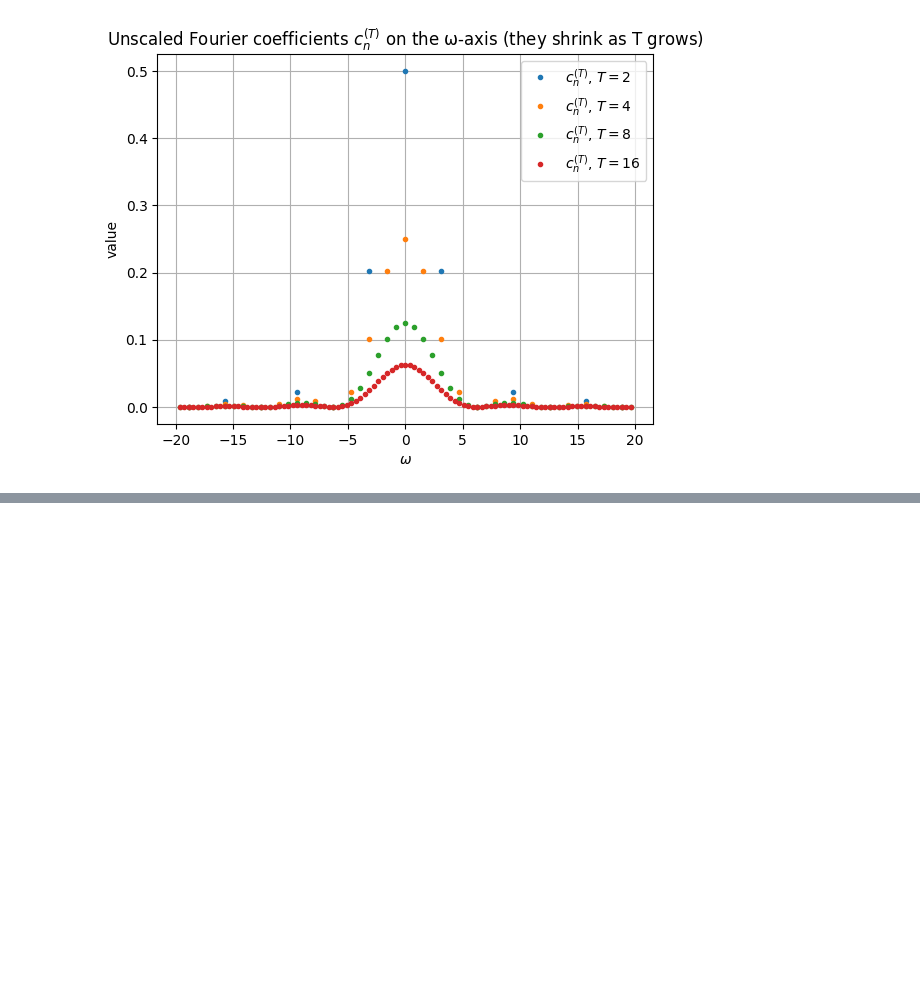
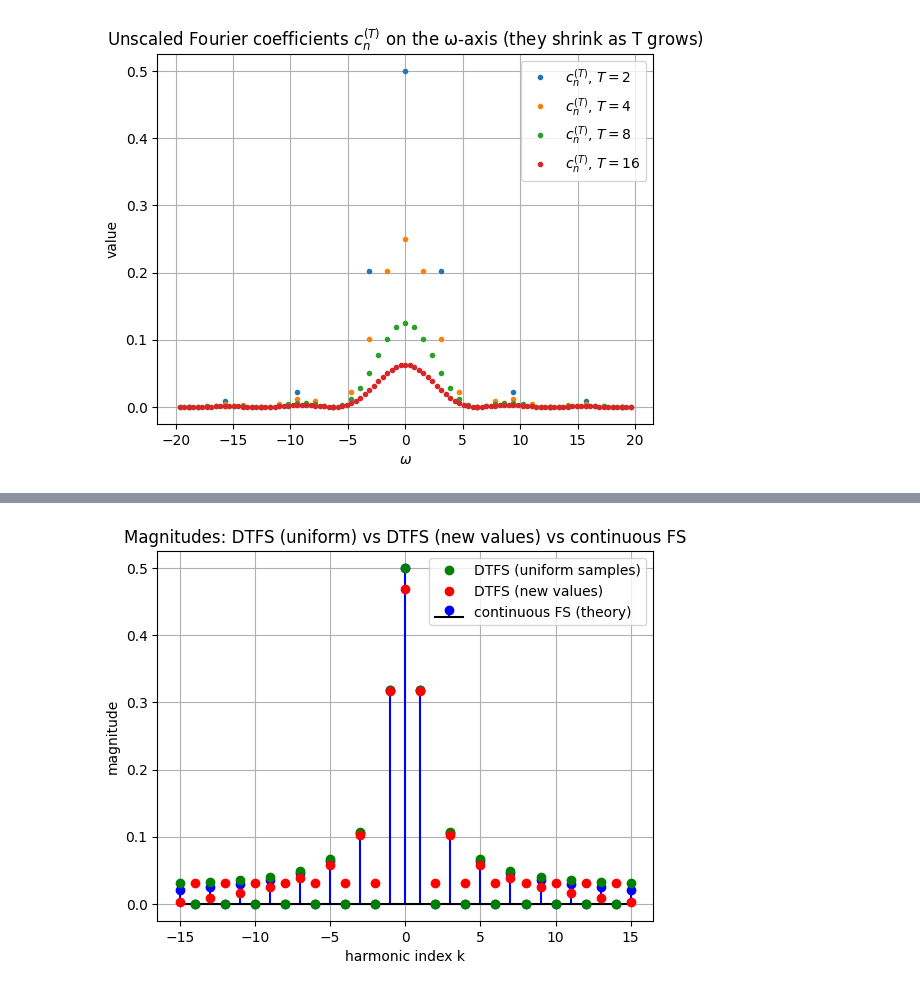
Before and after one commit to mouak-ayoub/applied-machine-learning-and-vision, a Jupyter notebook: computer-vision/fourier.ipynb, the cells around one changed output, grey strips where cells are left out. Cells and saved outputs as stored; diff of their text form; code cells hidden in the pictures; blank space fills up the shorter version.

```diff
--- a/computer-vision/fourier.ipynb
+++ b/computer-vision/fourier.ipynb
@@ -381,0 +574,79 @@ plt.show()
+# %%
+import numpy as np
+import matplotlib.pyplot as plt
+
+# -----------------------------
+# Setup
+# -----------------------------
+N = 32          # given
+K = 15          # plot k = -K..K for readability
+k_vals = np.arange(-K, K+1)
+
+# Continuous-time 0/1 square wave, period 1
+def square_wave01_cont(t):
+    frac = np.mod(t, 1.0)
+    return np.where(frac < 0.5, 1.0, 0.0)
+
+# DTFS by definition (no FFT/DFT)
+def dtfs_coeffs_from_values(x_period, k_vals):
+    x_period = np.asarray(x_period, dtype=float)
+    N = x_period.size
+    n = np.arange(N)
+    E = np.exp(-1j * 2 * np.pi * np.outer(k_vals, n) / N)
+    return (1.0 / N) * (E @ x_period)
+
+# -----------------------------
+# (1) Uniform samples: x_u[n] = x(n/N)
+# -----------------------------
+n = np.arange(N)
+t_uniform = n / N
+x_uniform = square_wave01_cont(t_uniform)
+c_uniform = dtfs_coeffs_from_values(x_uniform, k_vals)
+mag_uniform = np.abs(c_uniform)
+
+# -----------------------------
+# (3) "New values": non-uniform time samples (unknown to us in theory)
+# Example generation: random times t_n in [0,1), sorted
+# -----------------------------
+rng = np.random.default_rng(7)          # fixed seed for reproducibility
+t_nonuniform = np.sort(rng.random(N))
+x_new = square_wave01_cont(t_nonuniform)
+c_new = dtfs_coeffs_from_values(x_new, k_vals)
+mag_new = np.abs(c_new)
+
+# -----------------------------
+# (2) Continuous Fourier-series magnitudes (theory) for 0/1 square wave
+# |c0|=1/2, |ck|=0 for even k, |ck|=1/(π|k|) for odd k
+# -----------------------------
+mag_cont = np.zeros_like(k_vals, dtype=float)
+for i, k in enumerate(k_vals):
+    if k == 0:
+        mag_cont[i] = 0.5
+    elif (k % 2) == 0:
+        mag_cont[i] = 0.0
+    else:
+        mag_cont[i] = 1.0 / (np.pi * abs(k))
+
+# -----------------------------
+# Plot: three magnitude sets on one figure
+# -----------------------------
+plt.figure()
+plt.stem(
+    k_vals,
+    mag_cont,
+    linefmt="b-",        # blue stem lines
+    markerfmt="bo",      # blue circle markers
+    basefmt="k-",        # optional: black baseline
+    label="continuous FS (theory)",
+)
+plt.plot(k_vals, mag_uniform, marker="o", color='green', linestyle="None", label="DTFS (uniform samples)")
+plt.plot(k_vals, mag_new, marker="o", color='red', linestyle="None", label="DTFS (new values)")
+
+plt.xlabel("harmonic index k")
+plt.ylabel("magnitude")
+plt.title("Magnitudes: DTFS (uniform) vs DTFS (new values) vs continuous FS")
+plt.grid(True)
+plt.legend()
+plt.show()
+# %% [output]
+[figure, added]
```
Also changed, not shown: parts of 6 cells of this notebook, 2 other files.
